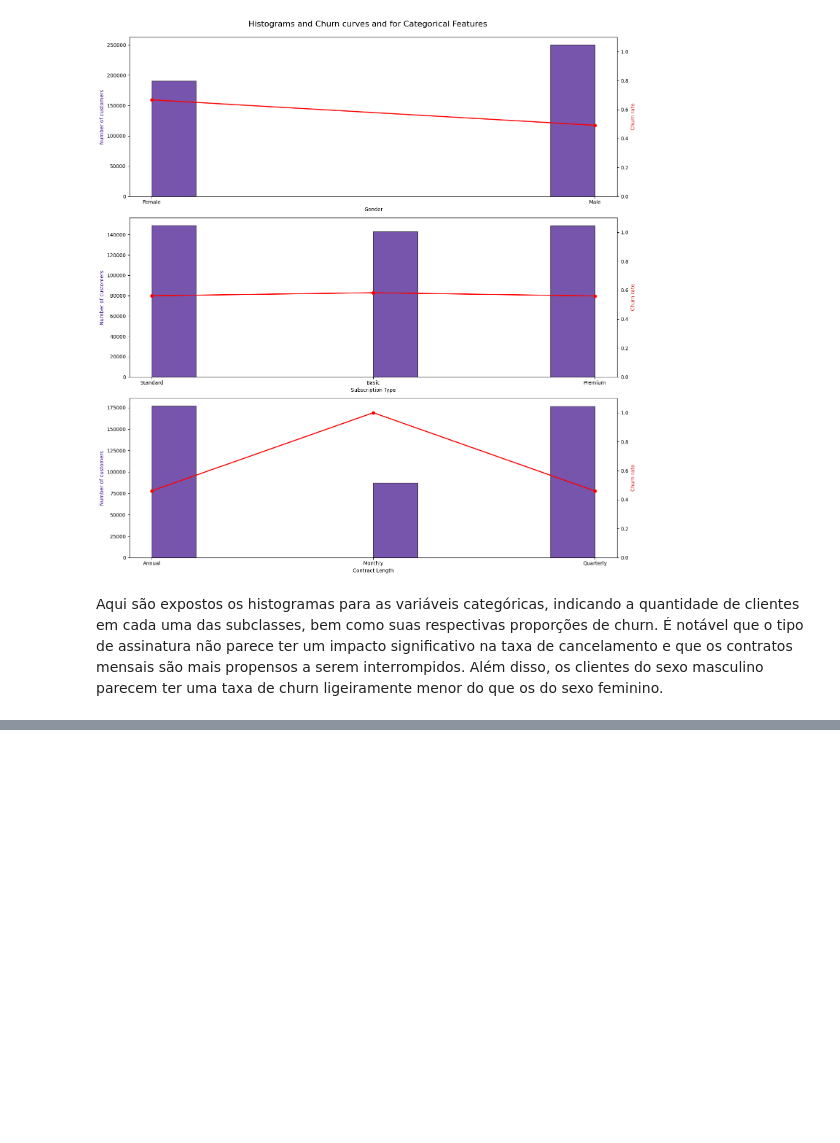
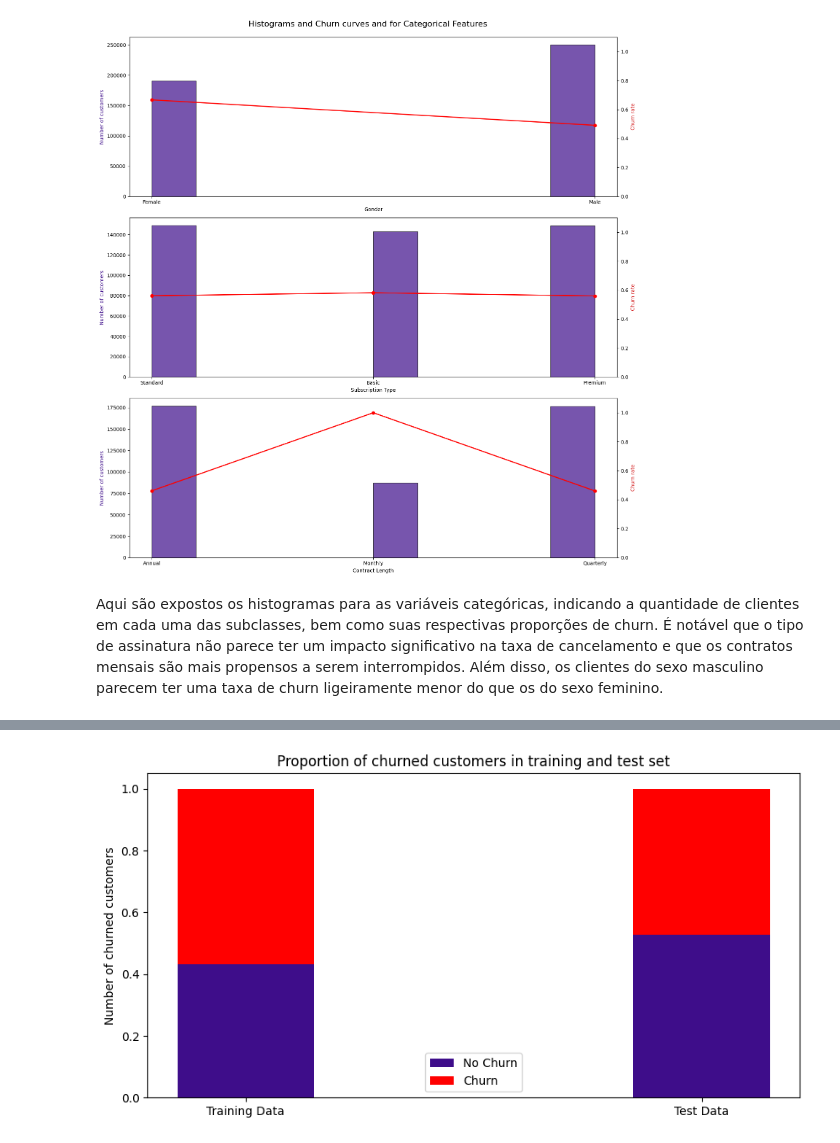
Before and after one commit to paduathiago/churn_prediction, a Jupyter notebook: churn_prediction.ipynb, the cells around one changed output, grey strips where cells are left out. Cells and saved outputs as stored; diff of their text form; code cells hidden in the pictures; blank space fills up the shorter version.

Commit message:
added graph to show distribution of churned customer

```diff
--- a/churn_prediction.ipynb
+++ b/churn_prediction.ipynb
@@ -172,0 +176,29 @@ Aqui são expostos os histogramas para as variáveis categóricas, indicando a q
+# %%
+# Calculate proportions for the two segments
+def calculate_proportions(dataset):
+    num_churn = dataset.sum()
+    num_non_churn = len(dataset) - num_churn
+    return num_churn, num_non_churn
+
+num_churn_train, num_non_churn_train = calculate_proportions(y_train)
+num_churn_train = num_churn_train/len(y_train)
+num_non_churn_train = num_non_churn_train/len(y_train)
+
+num_churn_test, num_non_churn_test = calculate_proportions(y_test)
+num_churn_test = num_churn_test/len(y_test)
+num_non_churn_test = num_non_churn_test/len(y_test)
+
+fig, ax = plt.subplots(figsize=(10, 5))
+
+ax.bar('Training Data', num_non_churn_train, color='#3e0d8a', label='No Churn', width=0.3)
+ax.bar('Training Data', num_churn_train, color='red', label='Churn', bottom=num_non_churn_train, width=0.3)
+
+ax.bar('Test Data', num_non_churn_test, color='#3e0d8a', width=0.3)
+ax.bar('Test Data', num_churn_test, color='red', bottom=num_non_churn_test, width=0.3)
+
+plt.ylabel('Number of churned customers')
+plt.legend()
+plt.title('Proportion of churned customers in training and test set')
+plt.show()
+# %% [output]
+[figure, added]
```
Also changed, not shown: parts of 1 cell of this notebook.
